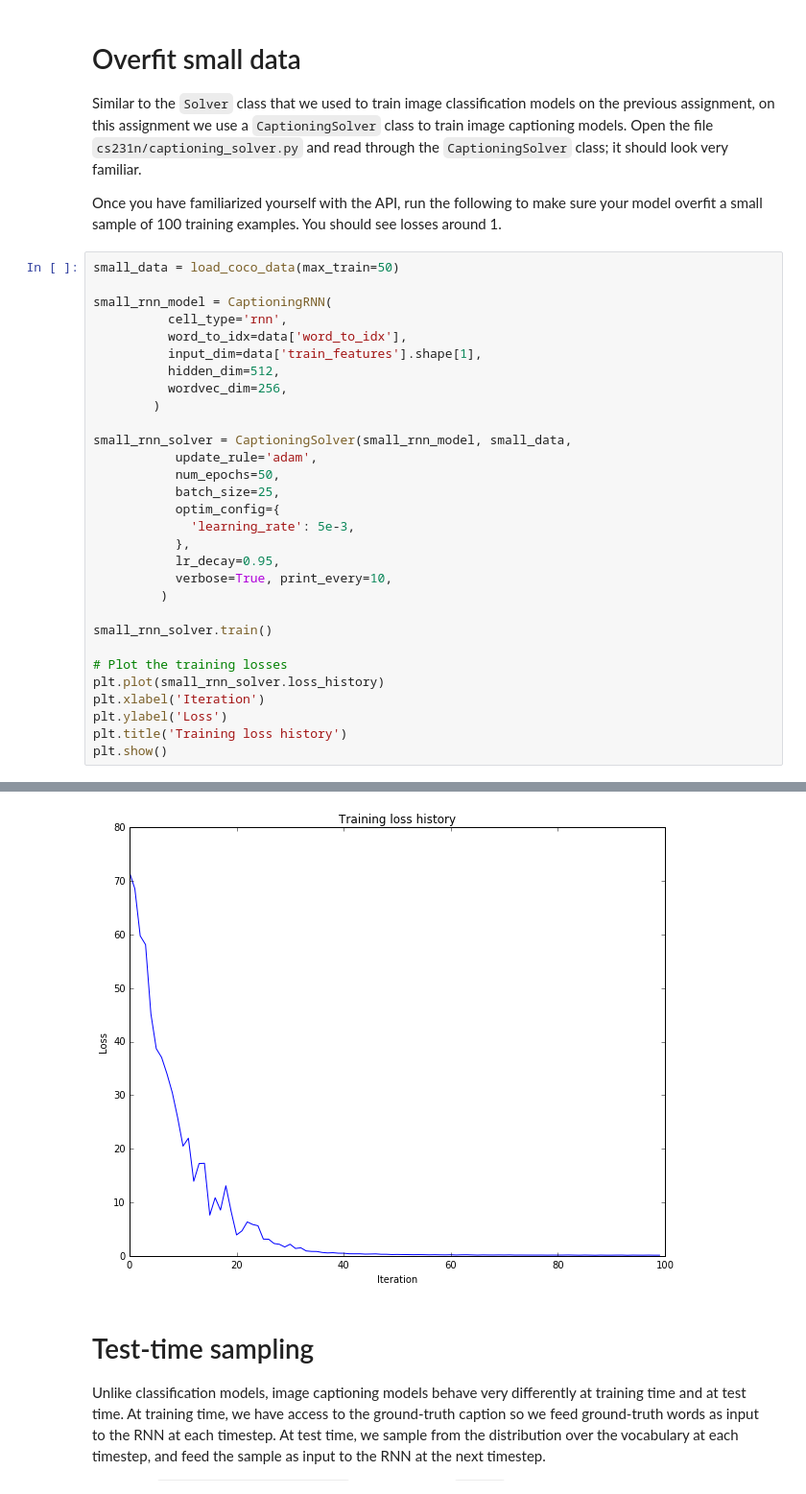
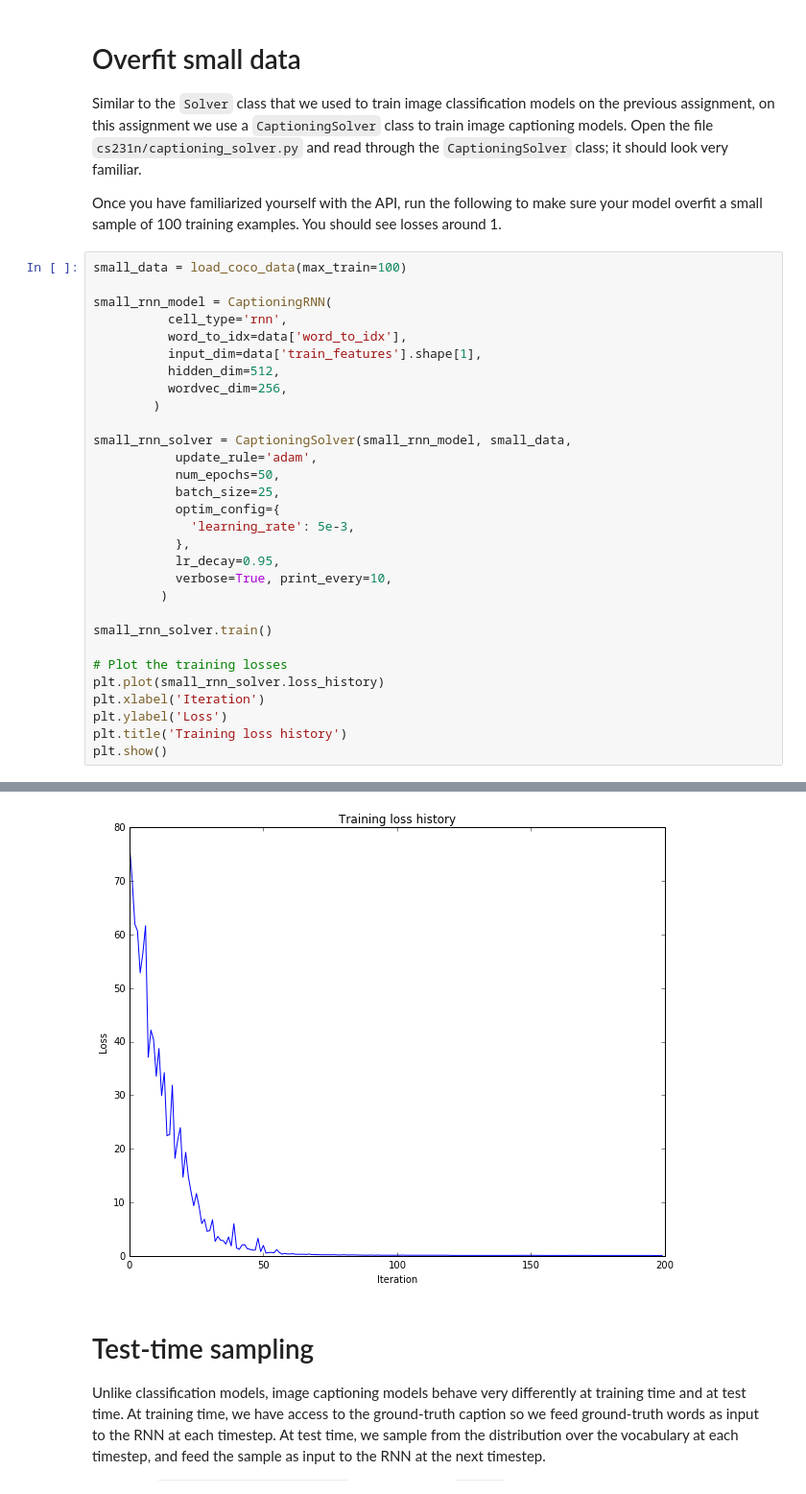
Before and after one commit to ncchen55414/Winter-2016-CS231N, a Jupyter notebook: Assignment3/RNN_Captioning.ipynb, the cells around one changed output, grey strips where cells are left out. Shown at 96% size. Saved outputs shown, nothing was run; the diff lists cells and outputs as text.

```diff
--- a/Assignment3/RNN_Captioning.ipynb
+++ b/Assignment3/RNN_Captioning.ipynb
@@ -424,7 +424,7 @@ Similar to the `Solver` class that we used to train image classification models
 
 Once you have familiarized yourself with the API, run the following to make sure your model overfit a small sample of 100 training examples. You should see losses around 1.
 # %%
-small_data = load_coco_data(max_train=50)
+small_data = load_coco_data(max_train=100)
 
 small_rnn_model = CaptioningRNN(
           cell_type='rnn',
@@ -467,4 +477,4 @@ plt.show()
-[figure, old version]
+[figure, new version]
 # %% [markdown]
 # Test-time sampling
 Unlike classification models, image captioning models behave very differently at training time and at test time. At training time, we have access to the ground-truth caption so we feed ground-truth words as input to the RNN at each timestep. At test time, we sample from the distribution over the vocabulary at each timestep, and feed the sample as input to the RNN at the next timestep.
```
Also changed, not shown: parts of 9 cells of this notebook, 1 other file.
